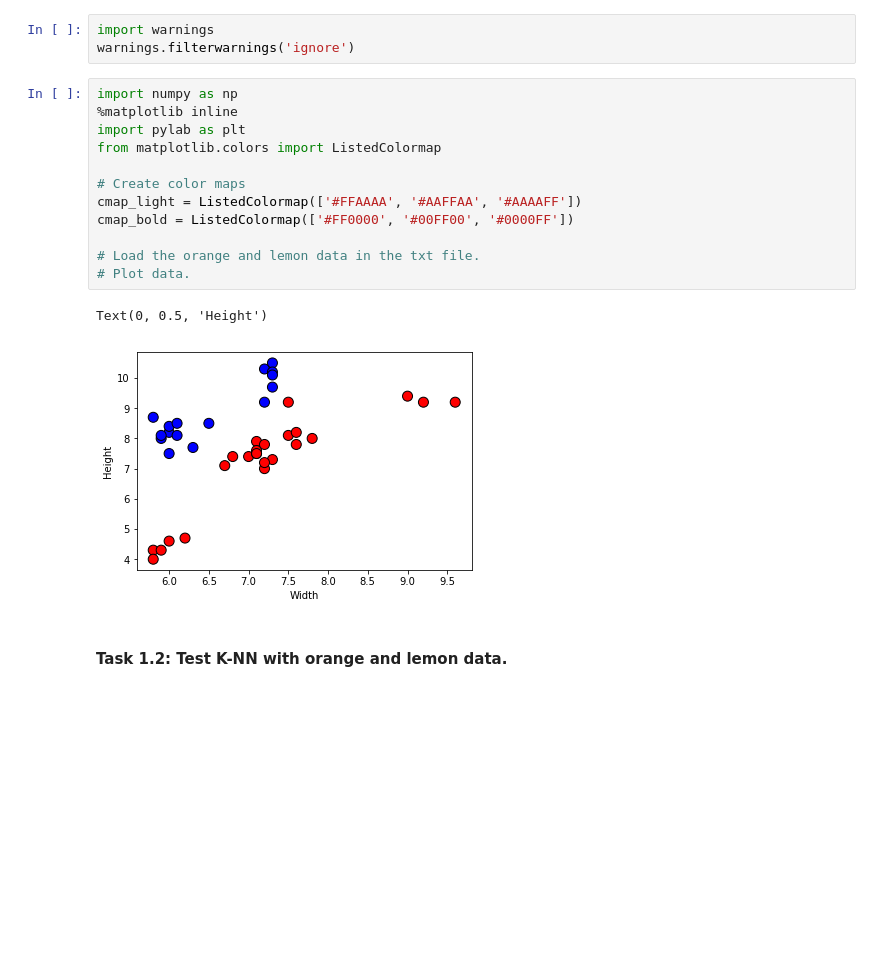
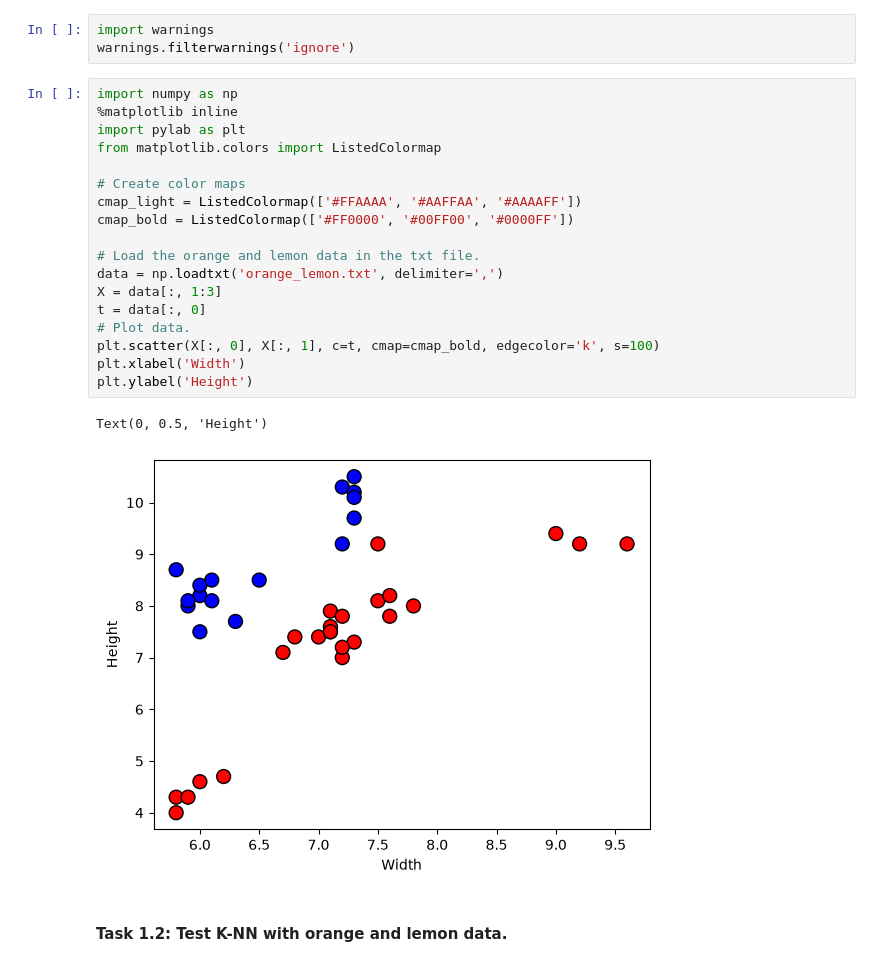
Before and after one commit to SubhranshuPan/COMPSCI5100, a Jupyter notebook: Lab_notebooks/week3/ML4DS_week3_lab.ipynb, the cells around one changed output. Saved outputs shown, nothing was run; the diff lists cells and outputs as text; blank space fills up the shorter version.

```diff
--- a/Lab_notebooks/week3/ML4DS_week3_lab.ipynb
+++ b/Lab_notebooks/week3/ML4DS_week3_lab.ipynb
@@ -15,18 +15,24 @@ warnings.filterwarnings('ignore')
 # %%
 import numpy as np
 %matplotlib inline
 import pylab as plt
 from matplotlib.colors import ListedColormap
 
 # Create color maps
 cmap_light = ListedColormap(['#FFAAAA', '#AAFFAA', '#AAAAFF'])
 cmap_bold = ListedColormap(['#FF0000', '#00FF00', '#0000FF'])
 
 # Load the orange and lemon data in the txt file.
+data = np.loadtxt('orange_lemon.txt', delimiter=',')
+X = data[:, 1:3]
+t = data[:, 0]
 # Plot data.
+plt.scatter(X[:, 0], X[:, 1], c=t, cmap=cmap_bold, edgecolor='k', s=100)
+plt.xlabel('Width')
+plt.ylabel('Height')
 # %% [output]
 Text(0, 0.5, 'Height')
-[figure, old version]
+[figure, new version]
 # %% [markdown]
 #### Task 1.2: Test K-NN with orange and lemon data.
 # %%
```
Also changed, not shown: parts of 17 cells of this notebook, 1 other file.
